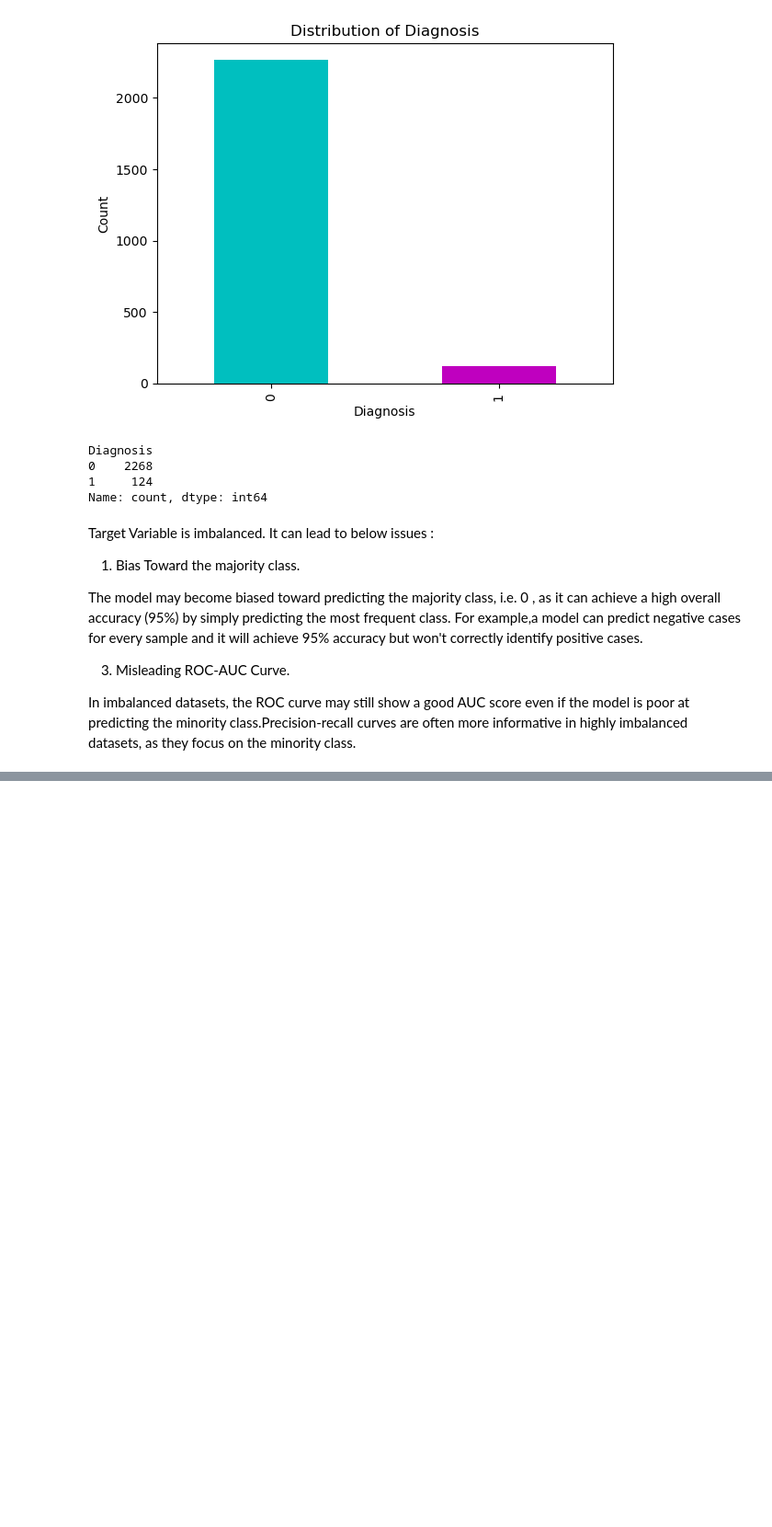
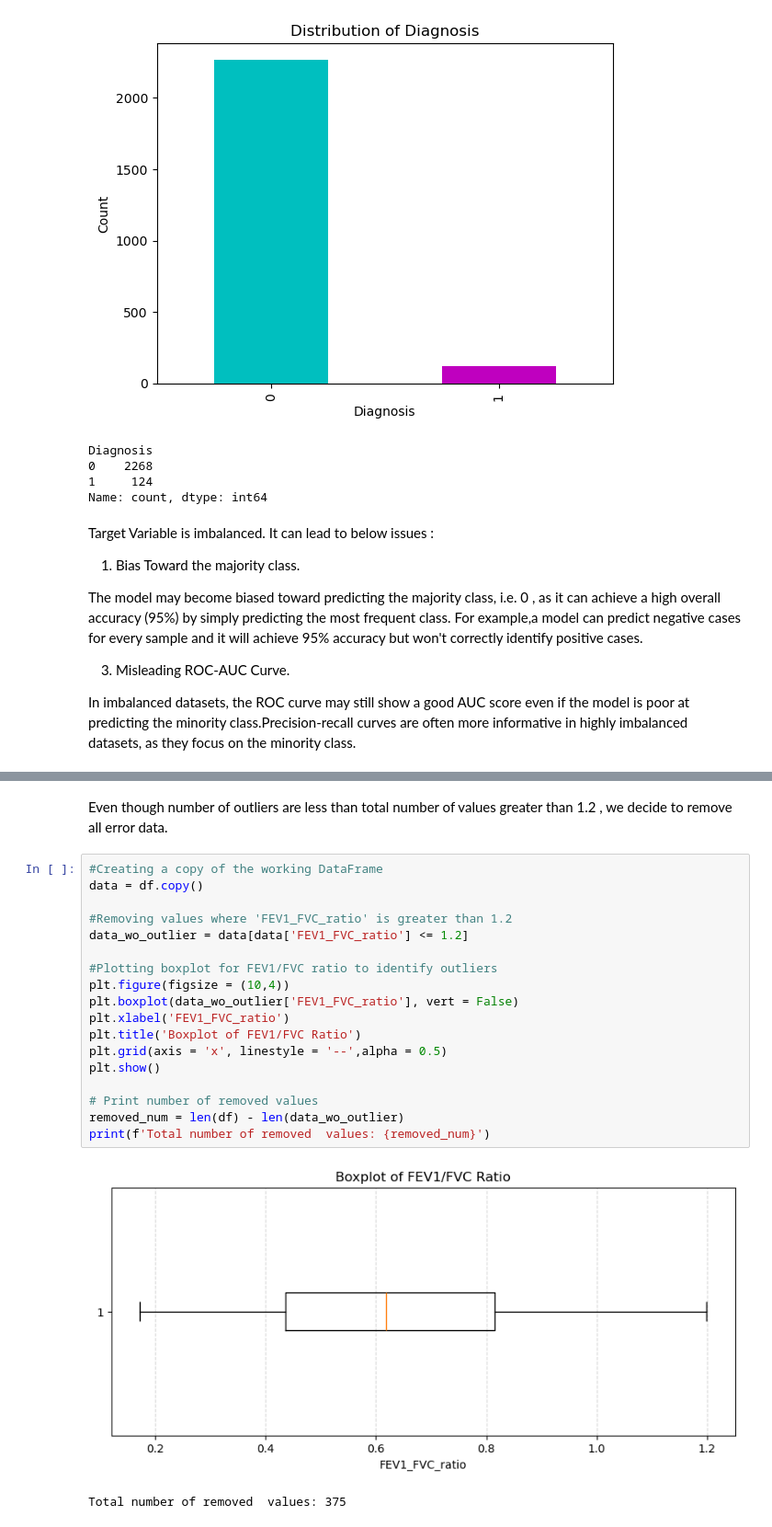
Before and after one commit to kkhalilli/asthma_disease, a Jupyter notebook: Asthma_Disease_Classification.ipynb, the cells around one changed output, grey strips where cells are left out. Shown at 92% size. Saved outputs shown, nothing was run; the diff lists cells and outputs as text; blank space fills up the shorter version.

```diff
--- a/Asthma_Disease_Classification.ipynb
+++ b/Asthma_Disease_Classification.ipynb
@@ -108,0 +197,23 @@ In imbalanced datasets, the ROC curve may still show a good AUC score even if th
+# %% [markdown]
+Even though number of outliers are less than total number of values greater than 1.2 , we decide to remove all error data.
+# %%
+#Creating a copy of the working DataFrame
+data = df.copy()
+
+#Removing values where 'FEV1_FVC_ratio' is greater than 1.2
+data_wo_outlier = data[data['FEV1_FVC_ratio'] <= 1.2]
+
+#Plotting boxplot for FEV1/FVC ratio to identify outliers
+plt.figure(figsize = (10,4))
+plt.boxplot(data_wo_outlier['FEV1_FVC_ratio'], vert = False)
+plt.xlabel('FEV1_FVC_ratio')
+plt.title('Boxplot of FEV1/FVC Ratio')
+plt.grid(axis = 'x', linestyle = '--',alpha = 0.5)
+plt.show()
+
+# Print number of removed values
+removed_num = len(df) - len(data_wo_outlier)
+print(f'Total number of removed  values: {removed_num}')
+# %% [output]
+[figure, added]
+Total number of removed  values: 375
```
Also changed, not shown: parts of 31 cells of this notebook.
